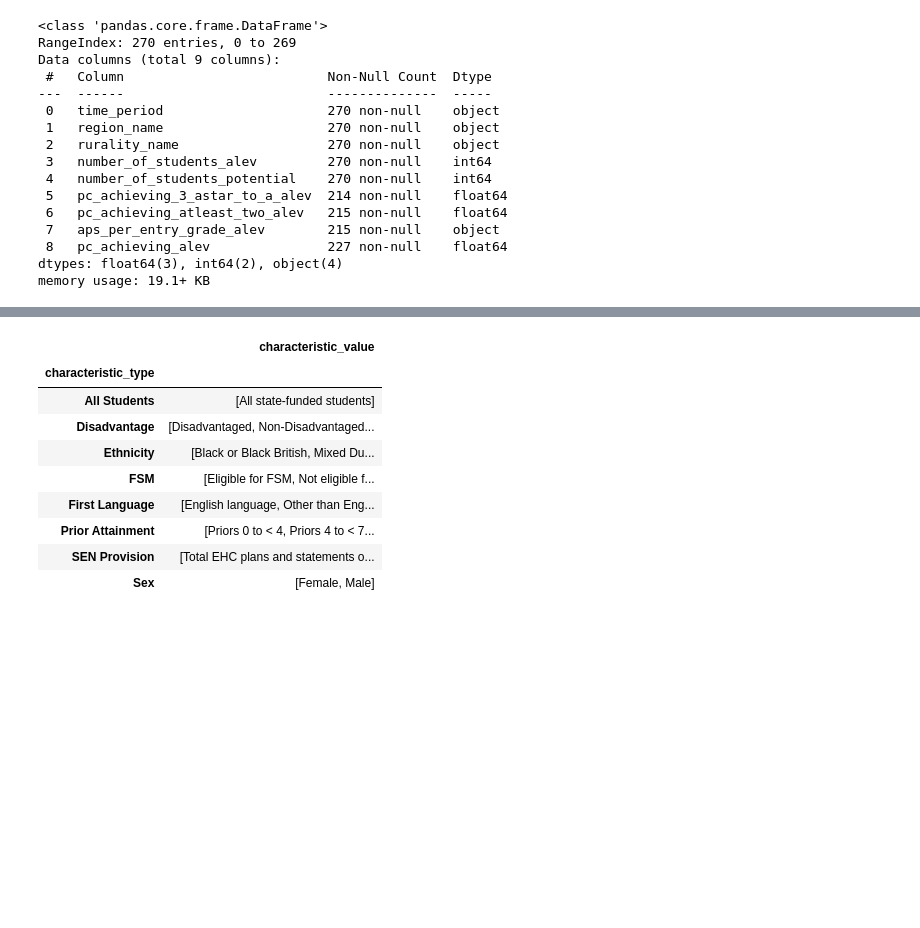
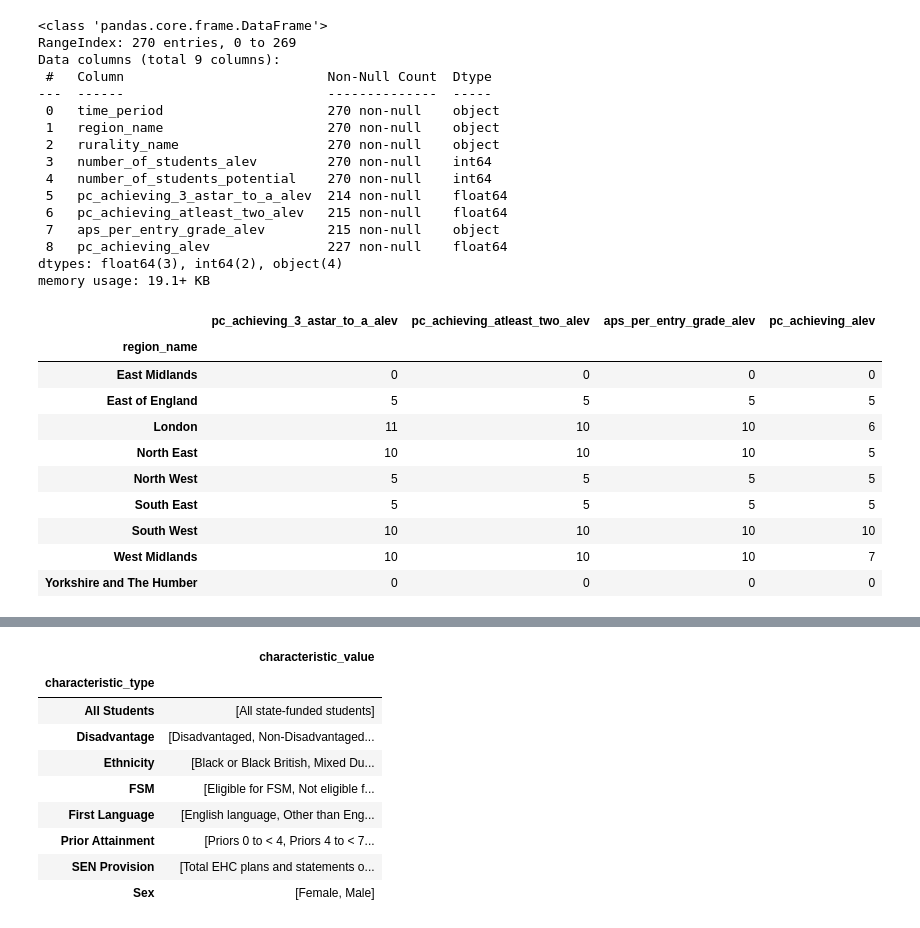
Before and after one commit to LSE-ME204/me204-2025-project-tkar9901, a Jupyter notebook: notebooks/NB01_Data_Collection.ipynb, the cells around one changed output, grey strips where cells are left out. Saved outputs shown, nothing was run; the diff lists cells and outputs as text; code cells hidden in the pictures; blank space fills up the shorter version.

```diff
--- a/notebooks/NB01_Data_Collection.ipynb
+++ b/notebooks/NB01_Data_Collection.ipynb
@@ -65,7 +102,7 @@ rurality_df = rurality_df[["time_period", "region_name", "rurality_name", "numbe
     "number_of_students_tlev", "number_of_students_technicalcertificate", "number_of_students_potential",
     "pc_achieving_3_astar_to_a_alev", "pc_achieving_atleast_two_alev", "aps_per_entry_grade_alev"]]
 # %%
-rurality_df = rurality_df[(rurality_df["rurality_name"] != "Unknown rurality")].reset_index(drop=True)
+rurality_df = rurality_df[~(rurality_df["rurality_name"] == "Unknown rurality")].reset_index(drop=True)
 # 9 regions *5 time periods  *6 ruralities = 270 rows
 
 rurality_df = rurality_df.map(set_nulls)
@@ -96,3 +133,20 @@ Data columns (total 9 columns):
  8   pc_achieving_alev               227 non-null    float64
 dtypes: float64(3), int64(2), object(4)
 memory usage: 19.1+ KB
+# %%
+rurality_df.groupby("region_name")[["pc_achieving_3_astar_to_a_alev",
+                                   "pc_achieving_atleast_two_alev",
+                                   "aps_per_entry_grade_alev",
+                                   "pc_achieving_alev"]].apply(lambda x: x.isnull().sum(), include_groups=False)
+# %% [output]
+|  | pc_achieving_3_astar_to_a_alev | pc_achieving_atleast_two_alev | aps_per_entry_grade_alev | pc_achieving_alev |
+| region_name |  |  |  |  |
+| East Midlands | 0 | 0 | 0 | 0 |
+| East of England | 5 | 5 | 5 | 5 |
+| London | 11 | 10 | 10 | 6 |
+| North East | 10 | 10 | 10 | 5 |
+| North West | 5 | 5 | 5 | 5 |
+| South East | 5 | 5 | 5 | 5 |
+| South West | 10 | 10 | 10 | 10 |
+| West Midlands | 10 | 10 | 10 | 7 |
+| Yorkshire and The Humber | 0 | 0 | 0 | 0 |
```
Also changed, not shown: parts of 24 cells of this notebook, 4 other files.
